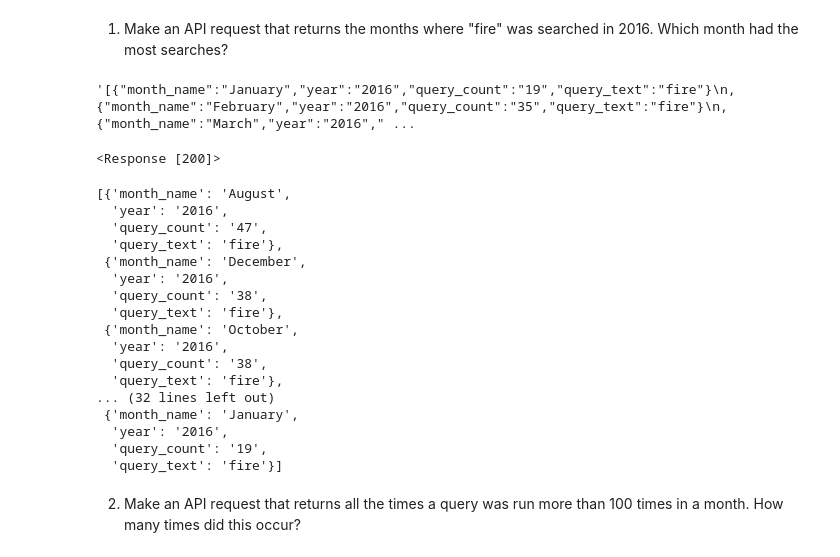
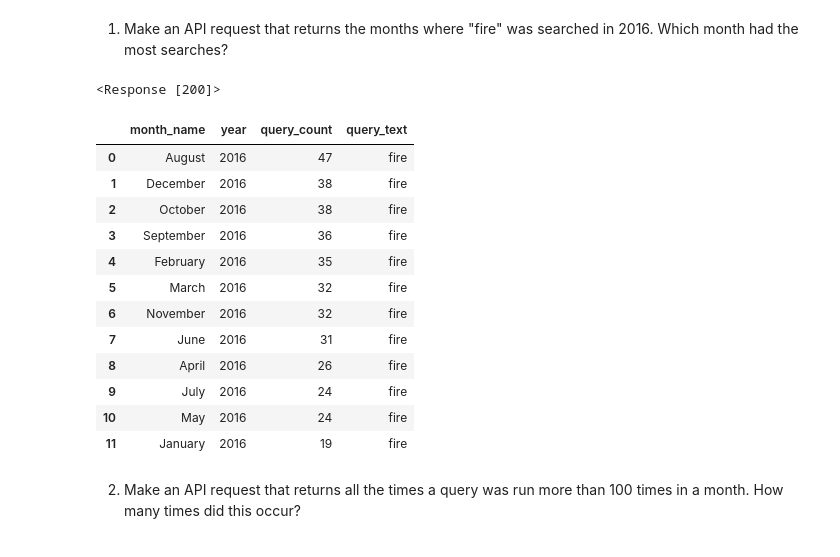
Before and after one commit to NSS-Data-Analytics-Cohort-8/socrata_api-Jerspen175, a Jupyter notebook: notebook/API.ipynb, the cells around one changed output. Saved outputs shown, nothing was run; the diff lists cells and outputs as text; code cells hidden in the pictures.

```diff
--- a/notebook/API.ipynb
+++ b/notebook/API.ipynb
@@ -16,14 +17,10 @@ response.text
 # %% [markdown]
 1. Make an API request that returns the months where "fire" was searched in 2016. Which month had the most searches?
 # %%
-params = {'year' : '2016',
-          'query_text' : 'fire'
-
+params =  {
+    "Year": "2016",
+    "Query Text": "fire"
 }
-# %%
-res
-# %% [output]
-'[{"month_name":"January","year":"2016","query_count":"19","query_text":"fire"}\n,{"month_name":"February","year":"2016","query_count":"35","query_text":"fire"}\n,{"month_name":"March","year":"2016"," ...
 # %%
 re = requests.get(endpoint, params = params)
 # %%
@@ -35,24 +32,23 @@ res = re.text
 # %%
 re_fire = re.json()
 re_fire
+
+fire_df = pd.DataFrame(re_fire)
+fire_df
 # %% [output]
-[{'month_name': 'August',
-  'year': '2016',
-  'query_count': '47',
-  'query_text': 'fire'},
- {'month_name': 'December',
-  'year': '2016',
-  'query_count': '38',
-  'query_text': 'fire'},
- {'month_name': 'October',
-  'year': '2016',
-  'query_count': '38',
-  'query_text': 'fire'},
-... (32 lines left out)
- {'month_name': 'January',
-  'year': '2016',
-  'query_count': '19',
-  'query_text': 'fire'}]
+|  | month_name | year | query_count | query_text |
+| 0 | August | 2016 | 47 | fire |
+| 1 | December | 2016 | 38 | fire |
+| 2 | October | 2016 | 38 | fire |
+| 3 | September | 2016 | 36 | fire |
+| 4 | February | 2016 | 35 | fire |
+| 5 | March | 2016 | 32 | fire |
+| 6 | November | 2016 | 32 | fire |
+| 7 | June | 2016 | 31 | fire |
+| 8 | April | 2016 | 26 | fire |
+| 9 | July | 2016 | 24 | fire |
+| 10 | May | 2016 | 24 | fire |
+| 11 | January | 2016 | 19 | fire |
 # %% [markdown]
 2. Make an API request that returns all the times a query was run more than 100 times in a month. How many times did this occur?
 # %%
```
Also changed, not shown: parts of 5 cells of this notebook.
